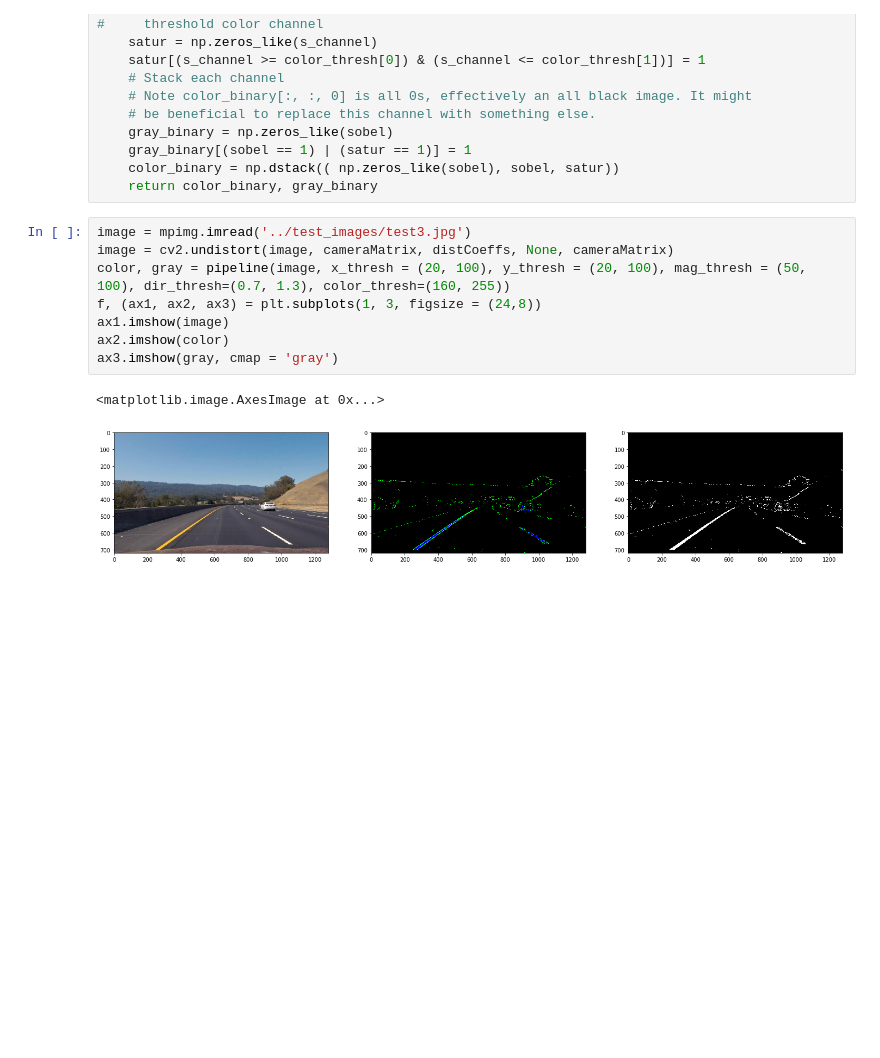
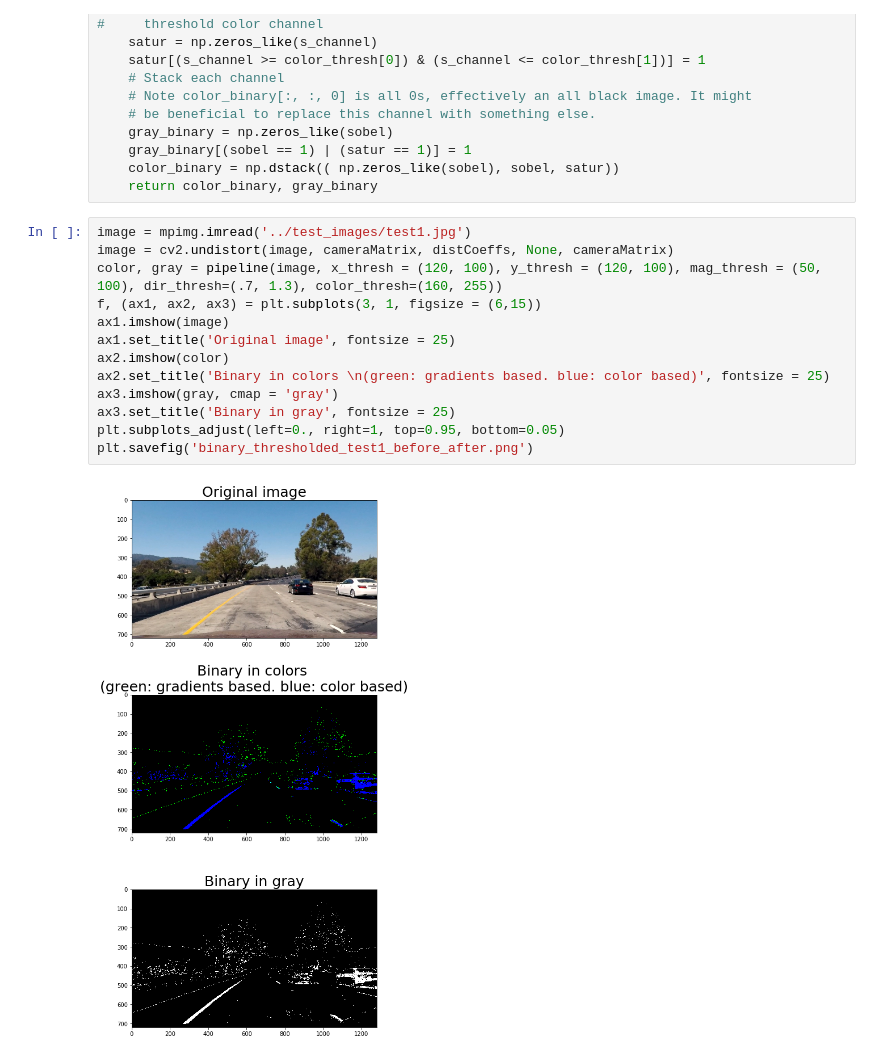
Before and after one commit to patricksu/CarND-Advanced-Lane-Lines, a Jupyter notebook: examples/example.ipynb, the cells around one changed output. Cells and saved outputs as stored; diff of their text form; blank space fills up the shorter version.

```diff
--- a/examples/example.ipynb
+++ b/examples/example.ipynb
@@ -185,13 +185,17 @@ def pipeline(img, x_thresh = (0, 255), y_thresh = (0, 255), mag_thresh = (0, 255
     color_binary = np.dstack(( np.zeros_like(sobel), sobel, satur))
     return color_binary, gray_binary
 # %%
-image = mpimg.imread('../test_images/test3.jpg')
+image = mpimg.imread('../test_images/test1.jpg')
 image = cv2.undistort(image, cameraMatrix, distCoeffs, None, cameraMatrix)
-color, gray = pipeline(image, x_thresh = (20, 100), y_thresh = (20, 100), mag_thresh = (50, 100), dir_thresh=(0.7, 1.3), color_thresh=(160, 255))
-f, (ax1, ax2, ax3) = plt.subplots(1, 3, figsize = (24,8))
+color, gray = pipeline(image, x_thresh = (120, 100), y_thresh = (120, 100), mag_thresh = (50, 100), dir_thresh=(.7, 1.3), color_thresh=(160, 255))
+f, (ax1, ax2, ax3) = plt.subplots(3, 1, figsize = (6,15))
 ax1.imshow(image)
+ax1.set_title('Original image', fontsize = 25)
 ax2.imshow(color)
+ax2.set_title('Binary in colors \n(green: gradients based. blue: color based)', fontsize = 25)
 ax3.imshow(gray, cmap = 'gray')
+ax3.set_title('Binary in gray', fontsize = 25)
+plt.subplots_adjust(left=0., right=1, top=0.95, bottom=0.05)
+plt.savefig('binary_thresholded_test1_before_after.png')
 # %% [output]
-<matplotlib.image.AxesImage at 0x...>
-[figure, old version]
+[figure, new version]
```
Also changed, not shown: parts of 2 cells of this notebook, 2 other files.
